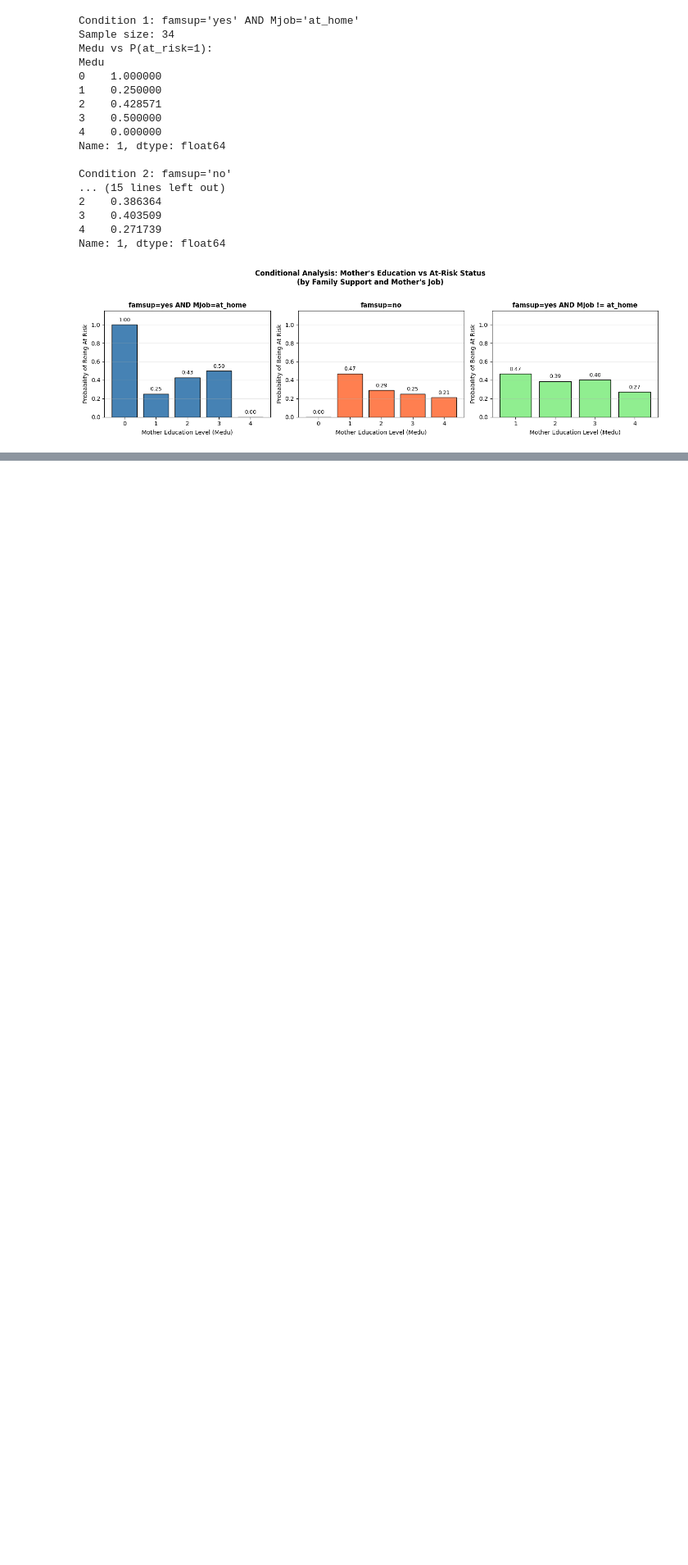
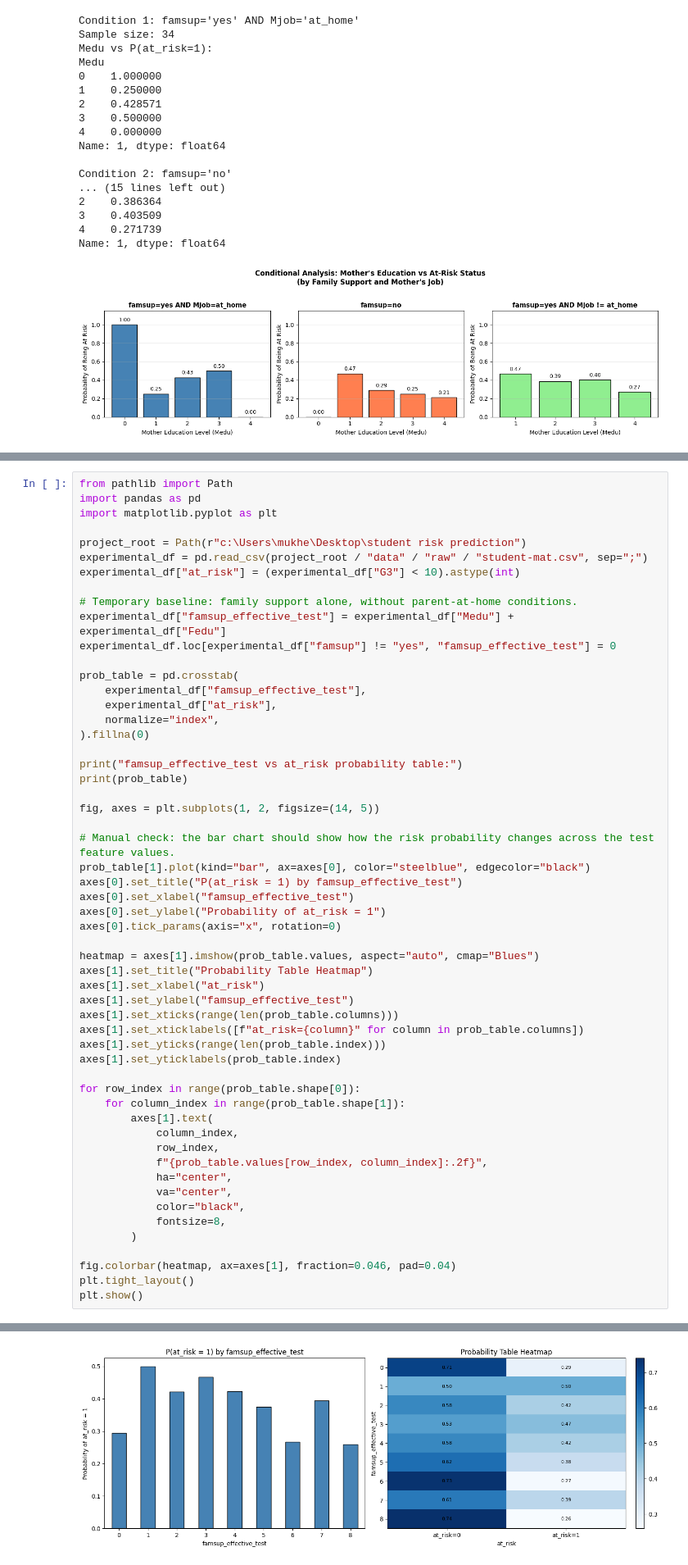
Before and after one commit to Mukhesh-Kumar-Ch/RiskLens, a Jupyter notebook: notebooks/exploratory_analysis.ipynb, the cells around one changed output, grey strips where cells are left out. Shown at 82% size. Cells and saved outputs as stored; diff of their text form; blank space fills up the shorter version.

```diff
--- a/notebooks/exploratory_analysis.ipynb
+++ b/notebooks/exploratory_analysis.ipynb
@@ -983,3 +1022,59 @@ As a result, maternal education (Medu) is considered a valid feature **only when
 
 - Some variables (e.g., school support) exhibit strong correlations due to **reverse causality** and are excluded from modeling despite statistical association.
 - Feature selection prioritizes **interpretability, stability across analyses, and logical defensibility** over raw correlation strength.
+# %%
+from pathlib import Path
+import pandas as pd
+import matplotlib.pyplot as plt
+
+project_root = Path(r"c:\Users\mukhe\Desktop\student risk prediction")
+experimental_df = pd.read_csv(project_root / "data" / "raw" / "student-mat.csv", sep=";")
+experimental_df["at_risk"] = (experimental_df["G3"] < 10).astype(int)
+
+# Temporary baseline: family support alone, without parent-at-home conditions.
+experimental_df["famsup_effective_test"] = experimental_df["Medu"] + experimental_df["Fedu"]
+experimental_df.loc[experimental_df["famsup"] != "yes", "famsup_effective_test"] = 0
+
+prob_table = pd.crosstab(
+    experimental_df["famsup_effective_test"],
+    experimental_df["at_risk"],
+    normalize="index",
+).fillna(0)
+
+print("famsup_effective_test vs at_risk probability table:")
+print(prob_table)
+
+fig, axes = plt.subplots(1, 2, figsize=(14, 5))
+
+# Manual check: the bar chart should show how the risk probability changes across the test feature values.
+prob_table[1].plot(kind="bar", ax=axes[0], color="steelblue", edgecolor="black")
+axes[0].set_title("P(at_risk = 1) by famsup_effective_test")
+axes[0].set_xlabel("famsup_effective_test")
+axes[0].set_ylabel("Probability of at_risk = 1")
+axes[0].tick_params(axis="x", rotation=0)
+
+heatmap = axes[1].imshow(prob_table.values, aspect="auto", cmap="Blues")
+axes[1].set_title("Probability Table Heatmap")
+axes[1].set_xlabel("at_risk")
+axes[1].set_ylabel("famsup_effective_test")
+axes[1].set_xticks(range(len(prob_table.columns)))
+axes[1].set_xticklabels([f"at_risk={column}" for column in prob_table.columns])
+axes[1].set_yticks(range(len(prob_table.index)))
+axes[1].set_yticklabels(prob_table.index)
+
+for row_index in range(prob_table.shape[0]):
+    for column_index in range(prob_table.shape[1]):
+        axes[1].text(
+            column_index,
+            row_index,
+            f"{prob_table.values[row_index, column_index]:.2f}",
+            ha="center",
+            va="center",
+            color="black",
+            fontsize=8,
+        )
+
+fig.colorbar(heatmap, ax=axes[1], fraction=0.046, pad=0.04)
+plt.tight_layout()
+plt.show()
+# %% [output]
@@ -985,0 +1093 @@ As a result, maternal education (Medu) is considered a valid feature **only when
+[figure, added]
```
Also changed, not shown: parts of 14 cells of this notebook, 13 other files.
